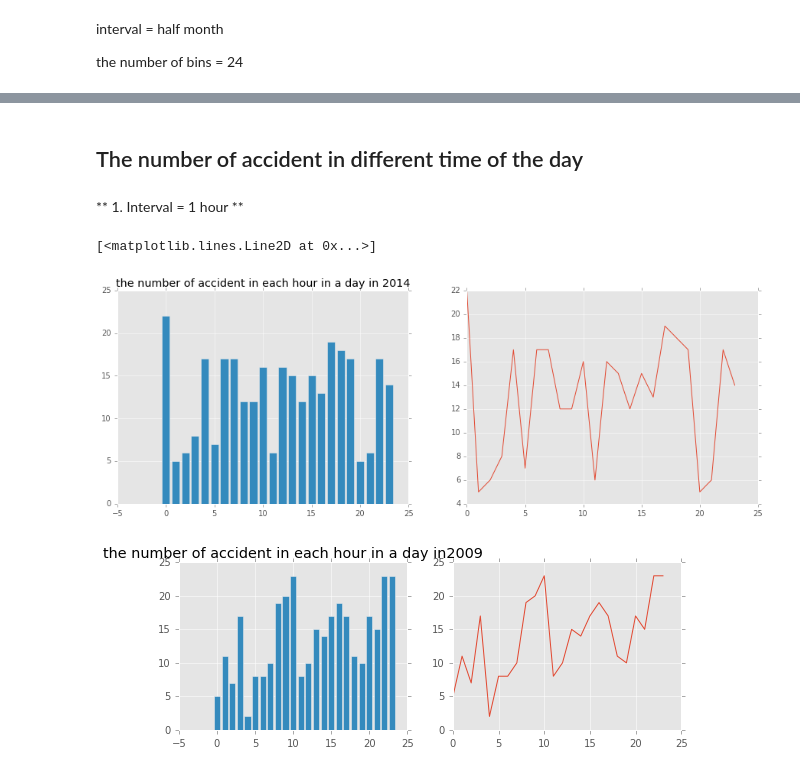
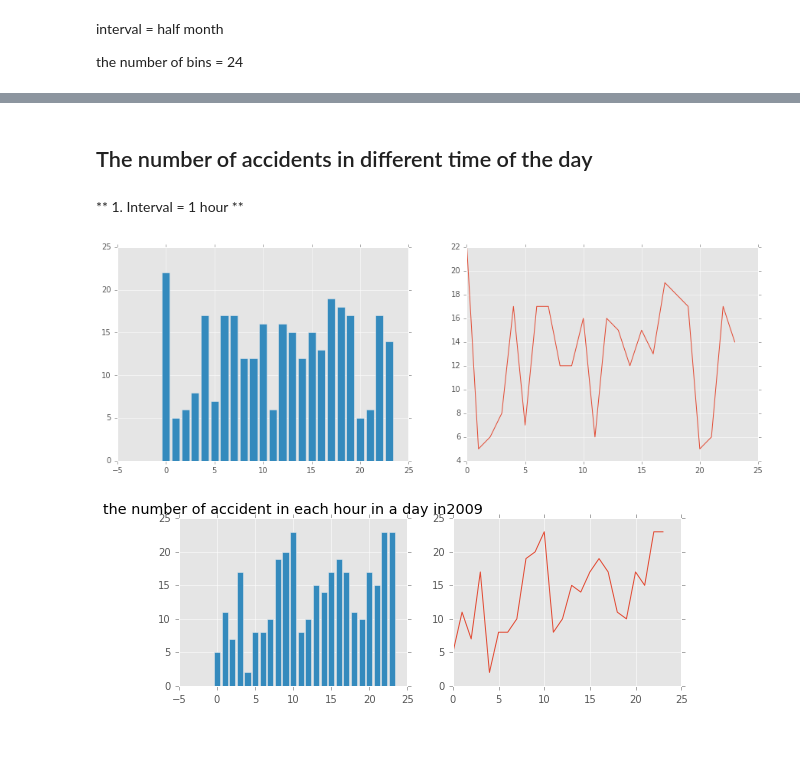
Before and after one commit to evxu/road-safety-project, a Jupyter notebook: Data_Exploration_3.ipynb, the cells around one changed output, grey strips where cells are left out. Saved outputs shown, nothing was run; the diff lists cells and outputs as text; code cells hidden in the pictures; blank space fills up the shorter version.

```diff
--- a/Data_Exploration_3.ipynb
+++ b/Data_Exploration_3.ipynb
@@ -735,28 +781,28 @@ for year in years:
 # %% [markdown]
-## The number of accident in different time of the day
+## The number of accidents in different time of the day
 # %% [markdown]
 ** 1. Interval = 1 hour **
 # %%
 df = pd.read_csv('data2/Accidents_2014.csv',low_memory=False)
 times = df['Time'].values
 n = len(times)
 hour = pd.Series([0]*n)
 i = 0
 for t in times:
     h = t.split(':')[0]
     hour[i] = h
     i+=1
 hours = hour.value_counts()
 hours = hour.reindex(range(24))
 plt.figure(figsize = (15,5))
 plt.subplot(1,2,1)
 plt.bar(hours.index, hours.values,align = 'center')
-plt.title('the number of accident in each hour in a day in 2014')
+#plt.title('the number of accident in each hour in a day in 2014')
 plt.subplot(1,2,2)
 plt.plot(hours.index, hours.values)
+#plt.savefig('image/accident_num_highways_hour_2014.eps',format="eps",transparent=True, bbox_inches='tight', pad_inches=0.1)
 # %% [output]
-[<matplotlib.lines.Line2D at 0x...>]
-[figure, old version]
+[figure, new version]
 # %%
 years = ['2009', '2010', '2011', '2012', '2013', '2014', '2015']
 nfig = 1
```
Also changed, not shown: parts of 11 cells of this notebook, 12 other files.
